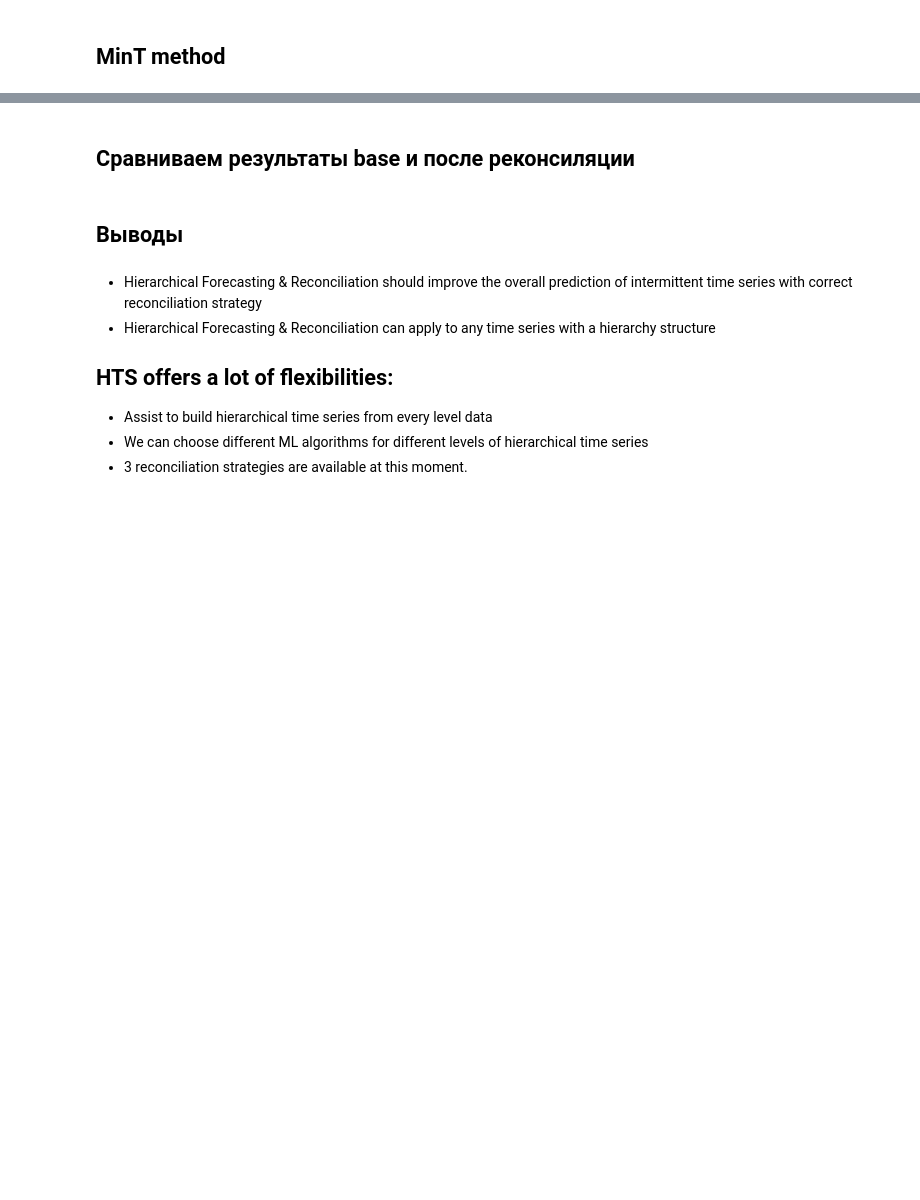
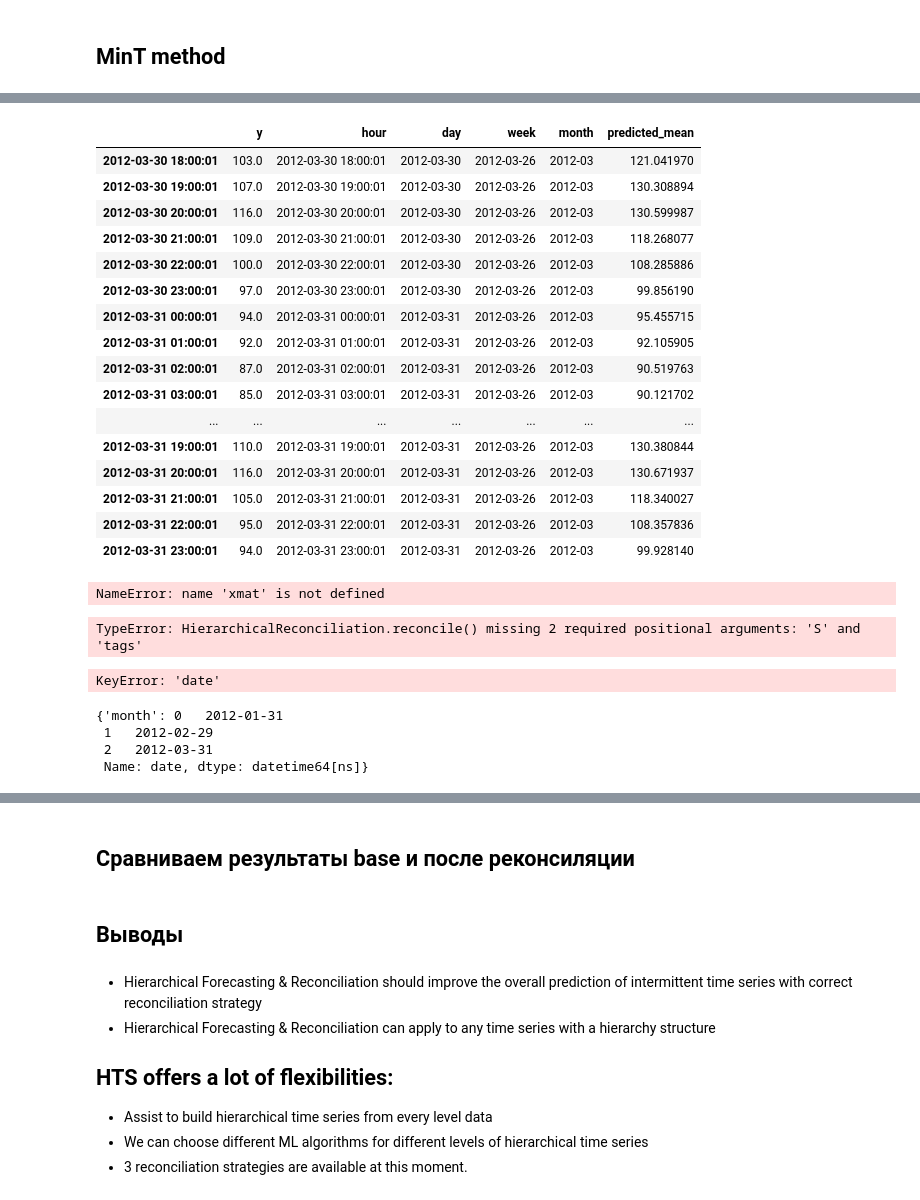
Before and after one commit to elineii/TimeSeriesMasters2023, a Jupyter notebook: experiments/Hierarchical_series_zuikova.ipynb, the cells around one changed output, grey strips where cells are left out. Cells and saved outputs as stored; diff of their text form; code cells hidden in the pictures; blank space fills up the shorter version.

```diff
--- a/experiments/Hierarchical_series_zuikova.ipynb
+++ b/experiments/Hierarchical_series_zuikova.ipynb
@@ -285,3 +472,5 @@ df_reduced
+# %%
+df_reduced['date'] = pd.to_datetime(df_reduced['date'])
 # %%
 # Добавление столбцов 'hour', 'day' и 'week'
 df_reduced['hour'] = df_reduced['date'].astype(str)
@@ -294,3 +497,3 @@ df_reduced
 # %%
-df_reduced['date'] = df_reduced['month'].astype(str)
+# df_reduced['date'] = df_reduced['month'].astype(str)
 # %%
@@ -317,0 +558,7 @@ S_df
+# %%
+horizon = 30
+
+x_test = df_reduced.tail(horizon)
+x_train = df_reduced.drop(x_test.index)
+x_test = x_test.set_index('ds')
+x_train = x_train.set_index('ds')
@@ -317,0 +685,16 @@ S_df
+# %%
+# Создание и обучение модели SARIMA
+sarima_model = SARIMAX(train_hour['value'], order=(1, 1, 1), seasonal_order=(1, 1, 1, 24))  # Пример порядка и сезонности
+fitted_sarima_model = sarima_model.fit(disp=False)
+
+# Прогноз
+forecast_hour = fitted_sarima_model.get_forecast(steps=len(test_hour))
+forecast_hour_values = forecast_hour.predicted_mean
+
+# Вычисление метрик
+mae = mean_absolute_error(test_hour['value'], forecast_hour_values)
+mse = mean_squared_error(test_hour['value'], forecast_hour_values)
+
+# Вывод результатов
+print(f'SARIMA Mean Absolute Error: {mae}')
+print(f'SARIMA Mean Squared Error: {mse}')
@@ -317,0 +780,49 @@ S_df
+# %%
+xmat = pd.merge(left = x_test, right = forecast_hour_values, right_index=True, left_index=True)
+xmat
+# %% [output]
+|  | y | hour | day | week | month | predicted_mean |
+| 2012-03-30 18:00:01 | 103.0 | 2012-03-30 18:00:01 | 2012-03-30 | 2012-03-26 | 2012-03 | 121.041970 |
+| 2012-03-30 19:00:01 | 107.0 | 2012-03-30 19:00:01 | 2012-03-30 | 2012-03-26 | 2012-03 | 130.308894 |
+| 2012-03-30 20:00:01 | 116.0 | 2012-03-30 20:00:01 | 2012-03-30 | 2012-03-26 | 2012-03 | 130.599987 |
+| 2012-03-30 21:00:01 | 109.0 | 2012-03-30 21:00:01 | 2012-03-30 | 2012-03-26 | 2012-03 | 118.268077 |
+| 2012-03-30 22:00:01 | 100.0 | 2012-03-30 22:00:01 | 2012-03-30 | 2012-03-26 | 2012-03 | 108.285886 |
+| 2012-03-30 23:00:01 | 97.0 | 2012-03-30 23:00:01 | 2012-03-30 | 2012-03-26 | 2012-03 | 99.856190 |
+| 2012-03-31 00:00:01 | 94.0 | 2012-03-31 00:00:01 | 2012-03-31 | 2012-03-26 | 2012-03 | 95.455715 |
+| 2012-03-31 01:00:01 | 92.0 | 2012-03-31 01:00:01 | 2012-03-31 | 2012-03-26 | 2012-03 | 92.105905 |
+| 2012-03-31 02:00:01 | 87.0 | 2012-03-31 02:00:01 | 2012-03-31 | 2012-03-26 | 2012-03 | 90.519763 |
+| 2012-03-31 03:00:01 | 85.0 | 2012-03-31 03:00:01 | 2012-03-31 | 2012-03-26 | 2012-03 | 90.121702 |
+| ... | ... | ... | ... | ... | ... | ... |
+| 2012-03-31 19:00:01 | 110.0 | 2012-03-31 19:00:01 | 2012-03-31 | 2012-03-26 | 2012-03 | 130.380844 |
+| 2012-03-31 20:00:01 | 116.0 | 2012-03-31 20:00:01 | 2012-03-31 | 2012-03-26 | 2012-03 | 130.671937 |
+| 2012-03-31 21:00:01 | 105.0 | 2012-03-31 21:00:01 | 2012-03-31 | 2012-03-26 | 2012-03 | 118.340027 |
+| 2012-03-31 22:00:01 | 95.0 | 2012-03-31 22:00:01 | 2012-03-31 | 2012-03-26 | 2012-03 | 108.357836 |
+| 2012-03-31 23:00:01 | 94.0 | 2012-03-31 23:00:01 | 2012-03-31 | 2012-03-26 | 2012-03 | 99.928140 |
+# %%
+xmat
+# %% [output]
+NameError: name 'xmat' is not defined
+# %%
+# Reconcile the base predictions
+reconcilers = [
+    BottomUp()
+]
+
+hrec = HierarchicalReconciliation(reconcilers = reconcilers)
+#x_hat_rec = hrec.reconcile(x_hat, x_train, S, tags)
+x_hat_rec = hrec.reconcile(forecast_hour_values, S_df, tags)
+# %% [output]
+TypeError: HierarchicalReconciliation.reconcile() missing 2 required positional arguments: 'S' and 'tags'
+# %%
+tags = {}
+# tags['month'] = df_resampled_month['date']
+tags['week'] = df_resampled_week['date']
+# %% [output]
+KeyError: 'date'
+# %%
+tags
+# %% [output]
+{'month': 0   2012-01-31
+ 1   2012-02-29
+ 2   2012-03-31
+ Name: date, dtype: datetime64[ns]}
```
Also changed, not shown: parts of 101 cells of this notebook.
